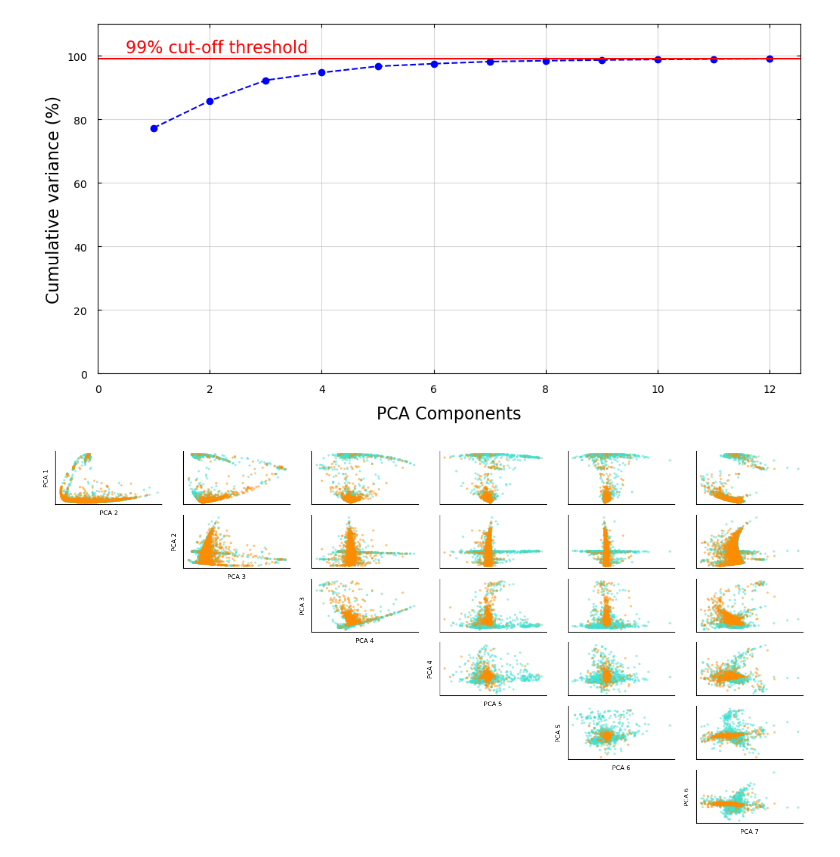
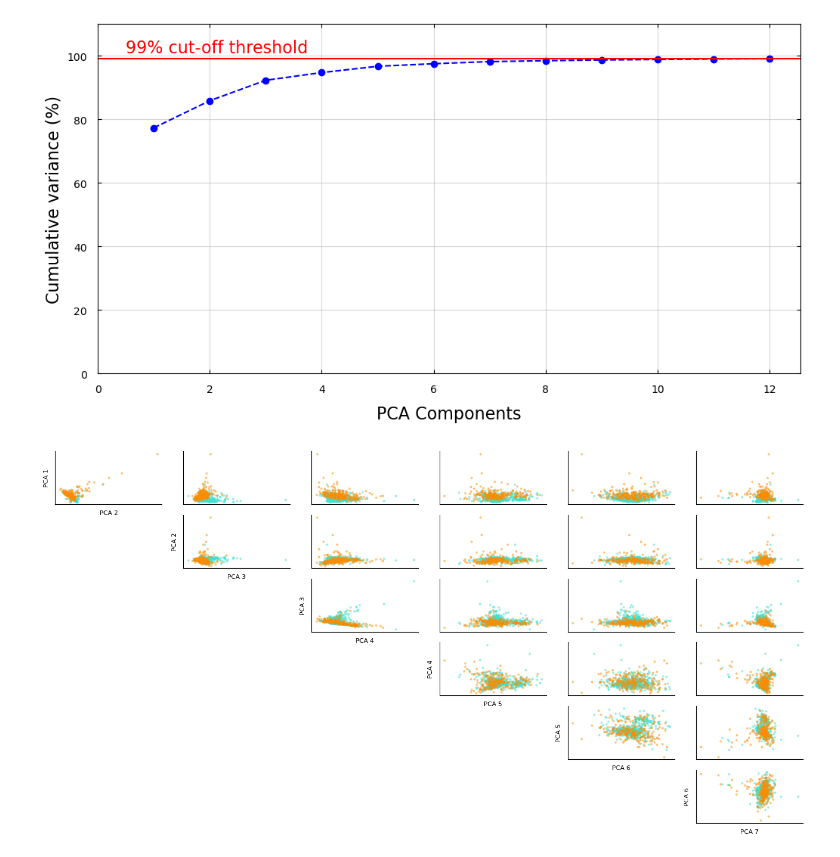
Before and after one commit to ehhdang/AMEX-Default-Prediction, a Jupyter notebook: Unsupervised_learning.ipynb, the cells around one changed output. Drawn from its saved outputs; the diff is of its cells as text; code cells hidden in the pictures.

```diff
--- a/Unsupervised_learning.ipynb
+++ b/Unsupervised_learning.ipynb
@@ -20,5 +58,12 @@ train_data = pd.read_parquet('dataset/1-GroupWiseMean/train_groupwise_mean_train
 # %%
-train_labels = pd.read_csv('dataset/labels/train_labels.csv')
+all_train_labels = pd.read_csv('dataset/labels/train_labels.csv')
+
+# train labels
 customer_IDs = train_data['customer_ID'].unique()
-train_labels = train_labels.loc[train_labels["customer_ID"].isin(customer_IDs)].reset_index(drop=True)
-train_labels = train_labels.iloc[:,1].to_numpy()
+train_labels = all_train_labels.loc[all_train_labels["customer_ID"].isin(customer_IDs)].reset_index(drop=True).copy()
+Y = train_labels.iloc[:,1].to_numpy()
+
+# test labels
+customer_IDs = test_data['customer_ID'].unique()
+test_labels = all_train_labels.loc[all_train_labels["customer_ID"].isin(customer_IDs)].reset_index(drop=True).copy()
+Ytest = test_labels.iloc[:,1].to_numpy()
@@ -31,9 +69,0 @@ aggregate_train_data = train_data.groupby(train_data["customer_ID"], as_index=Fa
-# %%
-# impute the missing values with the mean of the features
-imp_mean = SimpleImputer(missing_values=np.nan, strategy='mean')
-pre_X = aggregate_train_data.iloc[:,1:].to_numpy()
-pre_X[pre_X == -1] = np.nan
-X = imp_mean.fit(pre_X).transform(pre_X)
-
-# normalize the data
-X = preprocessing.normalize(X)
@@ -40,4 +72,6 @@ X = preprocessing.normalize(X)
 # %%
 # PCA
 pca = PCA(n_components=0.99)
-pca_train_components = pca.fit(X).transform(X)
+data_pca = pca.fit(X).transform(X)
+
+print('Explained variation per principal component: {}'.format(pca.explained_variance_ratio_))
@@ -73,39 +110,39 @@ plot_cumulative_pca_variances(pca.explained_variance_ratio_)
 # %% [output]
 [figure]
 # %%
-# sampling data to plot
+# sample the data to plot
 rng = default_rng(seed=2)
-idx = rng.choice(np.arange(train_labels.shape[0]), size=5000, replace=False)
-data = pca_train_components[idx]
-label = train_labels[idx]
+idx = rng.choice(np.arange(X.shape[0]), size=1000, replace=False)
+data = data_pca[idx]
+label = Y[idx]
 
 plt.rcParams["figure.figsize"] = (20,10)
 components = 7
 fig, axs = plt.subplots(components, components)
 colors = ["turquoise", "darkorange"]
 
 for r in range(components):
     for c in range(r+1, components):
         for color, i in zip(colors, [0, 1]):
             axs[r,c].scatter(
                 data[label==i, c], data[label==i, r],
                 s=9, linewidths=0.0, alpha=0.5 ,color=color
             )
         if abs(c-r) == 1:
             axs[r,c].set_xlabel(f"PCA {c+1}", fontsize=8)
             axs[r,c].set_ylabel(f"PCA {r+1}", fontsize=8)
 
         axs[r,c].set_xticks([])
         axs[r,c].set_yticks([])
         axs[r,c].spines.right.set_visible(False)
         axs[r,c].spines.top.set_visible(False)
 
 for r in range(components):
     for c in range(components):
         if r >= c:
             axs[r,c].set_visible(False)
 
 plt.show()
 # %% [output]
-[figure, old version]
+[figure, new version]
 # %%
```
Also changed, not shown: parts of 36 cells of this notebook, 6 other files.
